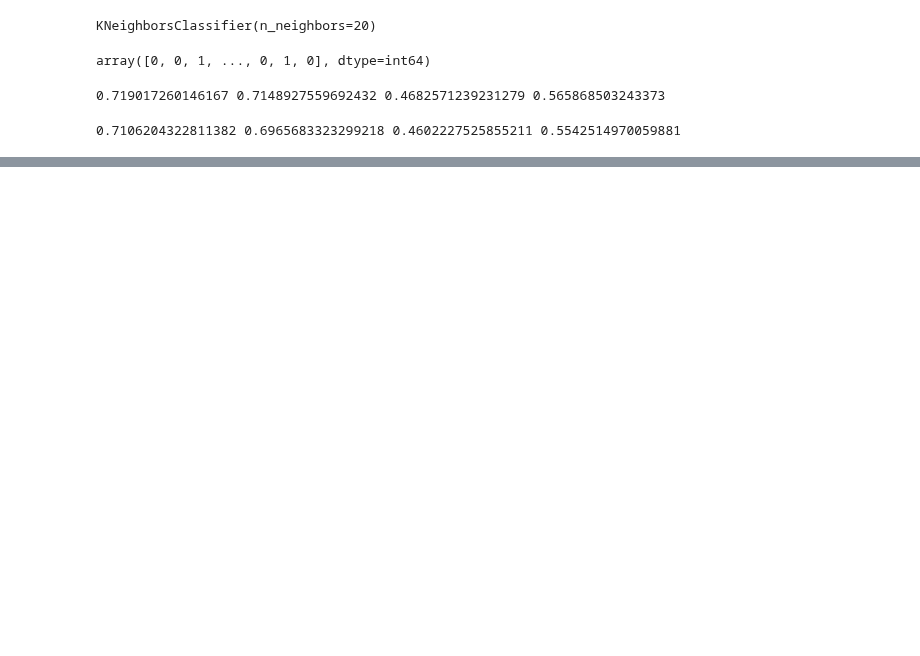
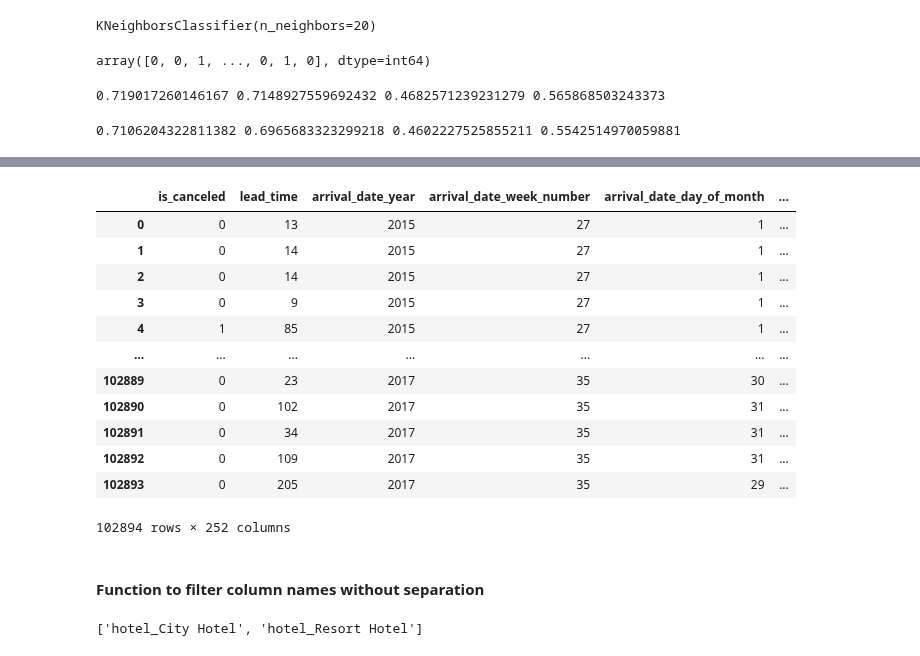
Before and after one commit to cporterbellarmine/Group_Project_JR_CNP, a Jupyter notebook: group_project_jrr_cnp.ipynb, the cells around one changed output, grey strips where cells are left out. Cells and saved outputs as stored; diff of their text form; code cells hidden in the pictures; blank space fills up the shorter version.

```diff
--- a/group_project_jrr_cnp.ipynb
+++ b/group_project_jrr_cnp.ipynb
@@ -218,0 +239,4 @@ dtype('int64')
+# %%
+categorical_variables = ['hotel', 'arrival_date_month', 'meal', 'country', 'market_segment', 'distribution_channel', 'reserved_room_type', 'assigned_room_type', 'deposit_type', 'customer_type', 'reservation_status']
+# %%
+dfa_dummies = pd.get_dummies(dfa, columns = categorical_variables)
@@ -547,0 +623,18 @@ print(accuracy, precision, recall, f1)
+# %%
+dfa_dummies
+# %% [output]
+|  | is_canceled | lead_time | arrival_date_year | arrival_date_week_number | arrival_date_day_of_month | ... |
+| 0 | 0 | 13 | 2015 | 27 | 1 | ... |
+| 1 | 0 | 14 | 2015 | 27 | 1 | ... |
+| 2 | 0 | 14 | 2015 | 27 | 1 | ... |
+| 3 | 0 | 9 | 2015 | 27 | 1 | ... |
+| 4 | 1 | 85 | 2015 | 27 | 1 | ... |
+| ... | ... | ... | ... | ... | ... | ... |
+| 102889 | 0 | 23 | 2017 | 35 | 30 | ... |
+| 102890 | 0 | 102 | 2017 | 35 | 31 | ... |
+| 102891 | 0 | 34 | 2017 | 35 | 31 | ... |
+| 102892 | 0 | 109 | 2017 | 35 | 31 | ... |
+| 102893 | 0 | 205 | 2017 | 35 | 29 | ... |
+102894 rows × 252 columns
+# %% [markdown]
+#### Function to filter column names without separation
@@ -547,0 +650,4 @@ print(accuracy, precision, recall, f1)
+# %%
+print(hotelNames)
+# %% [output]
+['hotel_City Hotel', 'hotel_Resort Hotel']
```
Also changed, not shown: parts of 65 cells of this notebook, 1 other file.
